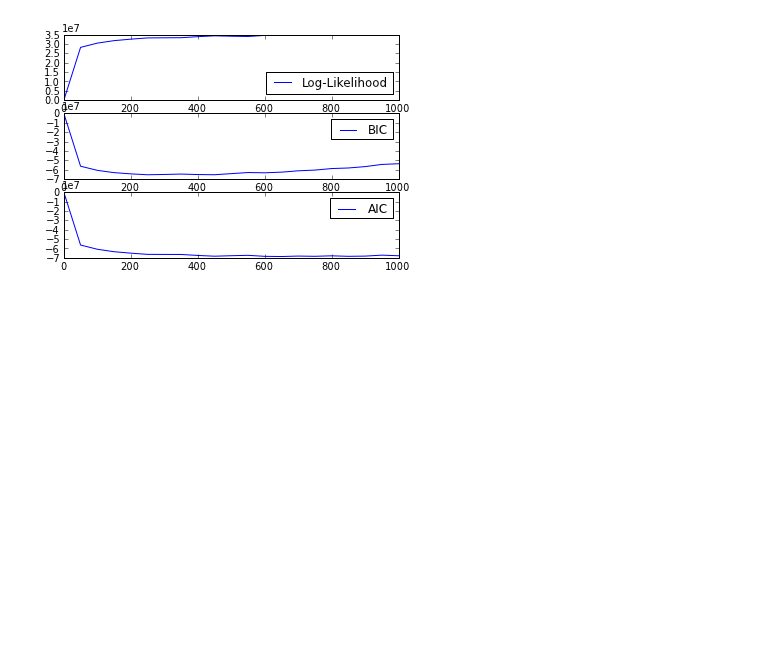
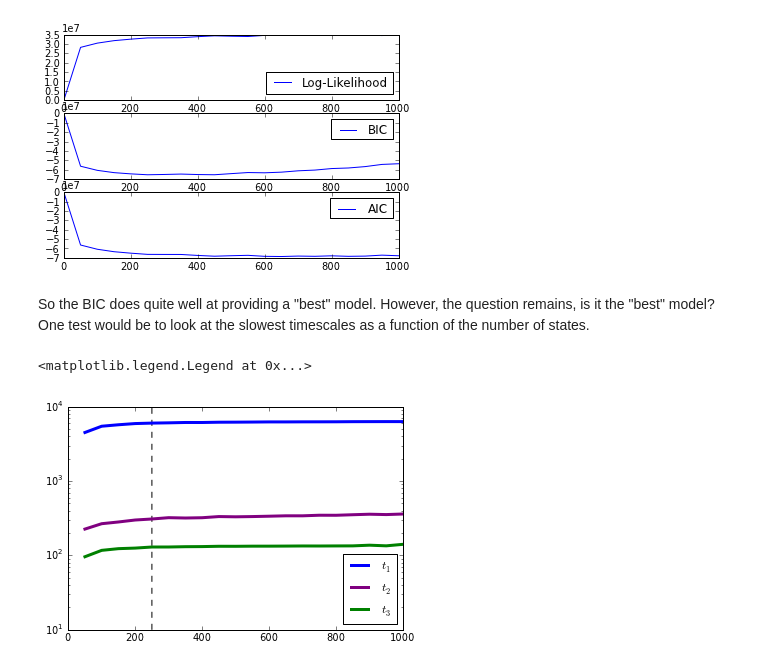
Before and after one commit to rmcgibbo/opt-k, a Jupyter notebook: muller/likelihoods.ipynb, the cells around one changed output. Drawn from its saved outputs; the diff is of its cells as text; code cells hidden in the pictures; blank space fills up the shorter version.

Commit message:
added timescales to the notebook. @rmcgibbo check this out and see what you think.

```diff
--- a/muller/likelihoods.ipynb
+++ b/muller/likelihoods.ipynb
@@ -29,3 +29,23 @@ print ks[np.argmin(aic)], ks[np.argmin(bic)], ks[np.argmax(likes)]
 13 5 17
 650 250 850
 [figure]
+# %% [markdown]
+So the BIC does quite well at providing a "best" model. However, the question remains, is it the "best" model? One test would be to look at the slowest timescales as a function of the number of states.
+# %%
+lams1 = np.load('lambda1.npy')
+lams2 = np.load('lambda2.npy')
+lams3 = np.load('lambda3.npy')
+
+times1 = np.concatenate(([0], - 30 / np.log(lams1)))
+times2 = np.concatenate(([0], - 30 / np.log(lams2)))
+times3 = np.concatenate(([0], - 30 / np.log(lams3)))
+
+plot(ks, times1, label='$t_1$', lw=3)
+plot(ks, times2, color='purple', lw=3, label='$t_2$')
+plot(ks, times3, label='$t_3$', lw=3)
+yscale('log')
+vlines(250,10,1E4,color='black', linestyle='dashed')
+legend(loc=4)
+# %% [output]
+<matplotlib.legend.Legend at 0x...>
+[figure, added]
```
